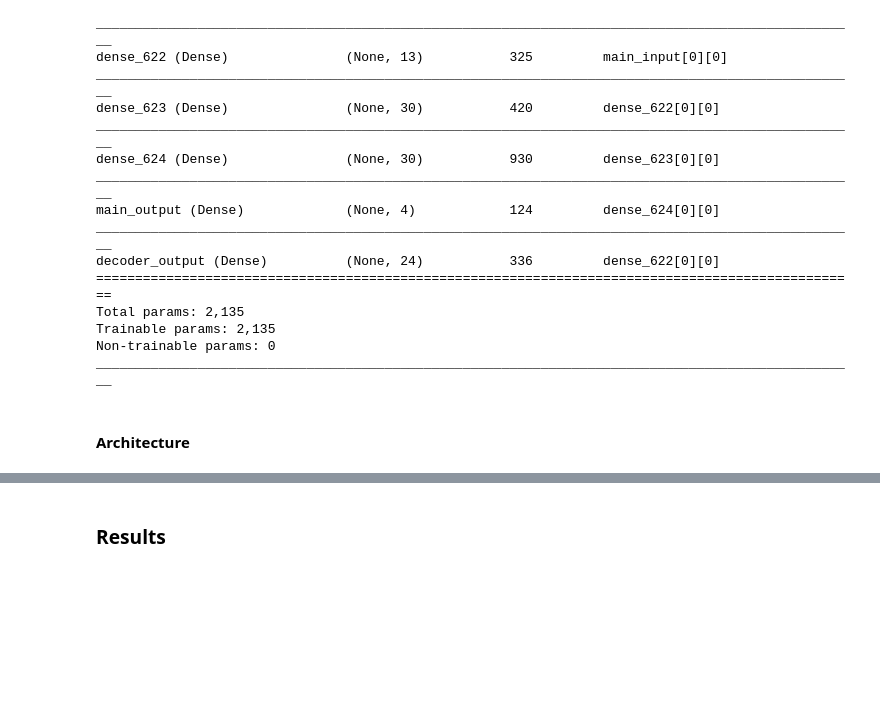
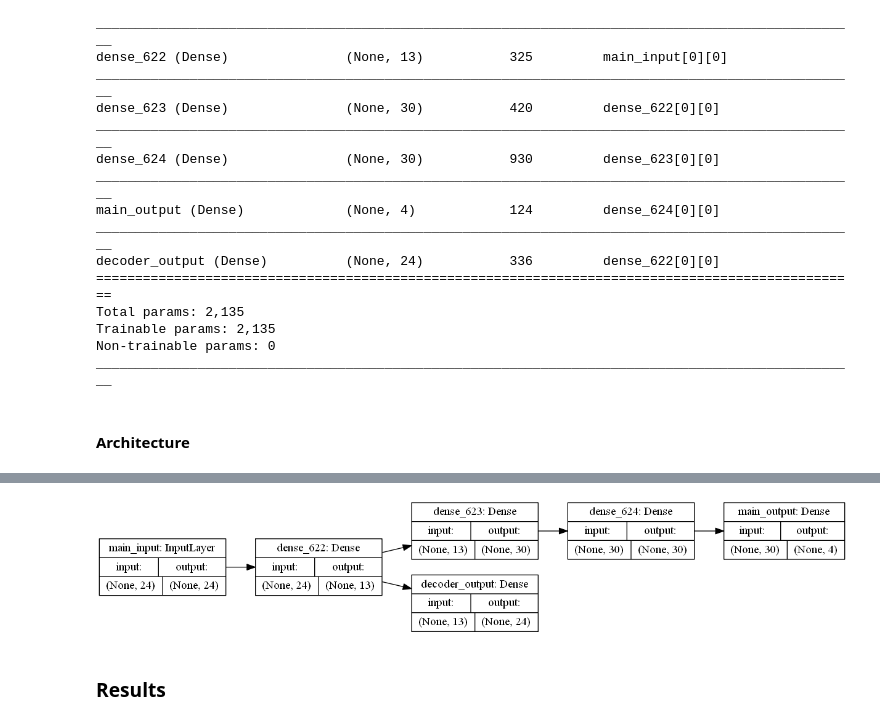
Before and after one commit to philippgrafendorfe/stackedautoencoders, a Jupyter notebook: ROBO_Autoencoder.ipynb, the cells around one changed output, grey strips where cells are left out. Drawn from its saved outputs; the diff is of its cells as text; code cells hidden in the pictures; blank space fills up the shorter version.

```diff
--- a/ROBO_Autoencoder.ipynb
+++ b/ROBO_Autoencoder.ipynb
@@ -391,3 +359,7 @@ plot_model(auto_classifier, to_file='images/robo2_auto_class_LR.png', show_shape
+# %%
+IPython.display.Image("images/robo2_auto_class_LR.png")
+# %% [output]
+[figure, added]
 # %% [markdown]
 ### Results
 # %%
```
Also changed, not shown: parts of 10 cells of this notebook, 2 other files.
